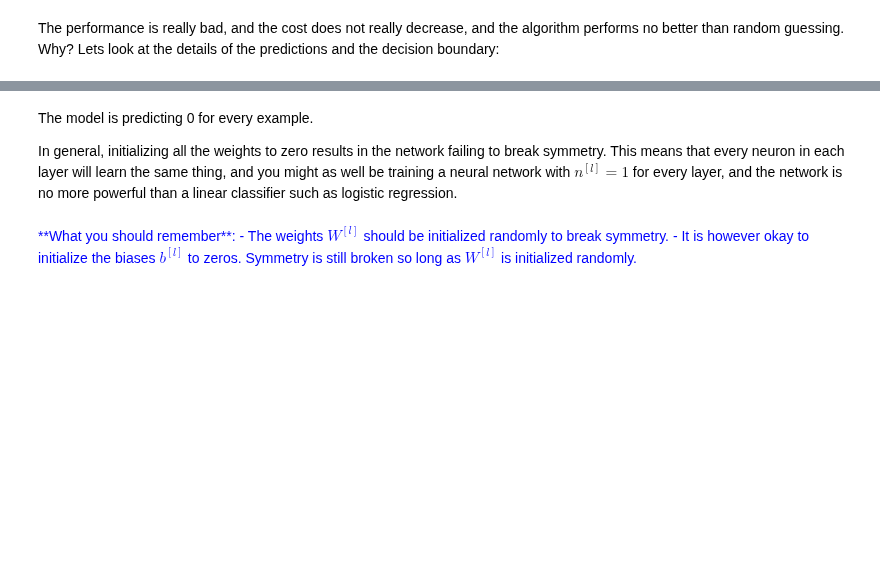
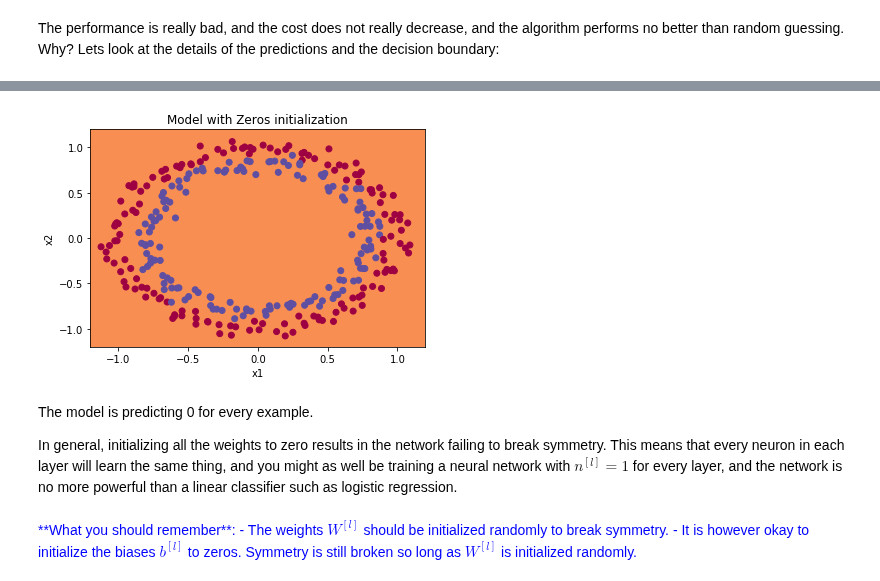
Before and after one commit to adminsolvve/ml_course, a Jupyter notebook: Improving_DNN/Initialization/Initialization.ipynb, the cells around one changed output, grey strips where cells are left out. Drawn from its saved outputs; the diff is of its cells as text; code cells hidden in the pictures; blank space fills up the shorter version.

```diff
--- a/Improving_DNN/Initialization/Initialization.ipynb
+++ b/Improving_DNN/Initialization/Initialization.ipynb
@@ -193,9 +236,11 @@ print ("predictions_test = " + str(predictions_test))
 # %%
 plt.title("Model with Zeros initialization")
 axes = plt.gca()
-axes.set_xlim([-1.5,1.5])
-axes.set_ylim([-1.5,1.5])
-plot_decision_boundary(lambda x: predict_dec(parameters, x.T), train_X, train_Y)
+axes.set_xlim([-1.2,1.2])
+axes.set_ylim([-1.2,1.2])
+plot_decision_boundary(lambda x: predict_dec(parameters, x.T), train_X, np.ravel(train_Y))
+# %% [output]
+[figure, added]
 # %% [markdown]
 The model is predicting 0 for every example.
 
```
Also changed, not shown: parts of 14 cells of this notebook.
